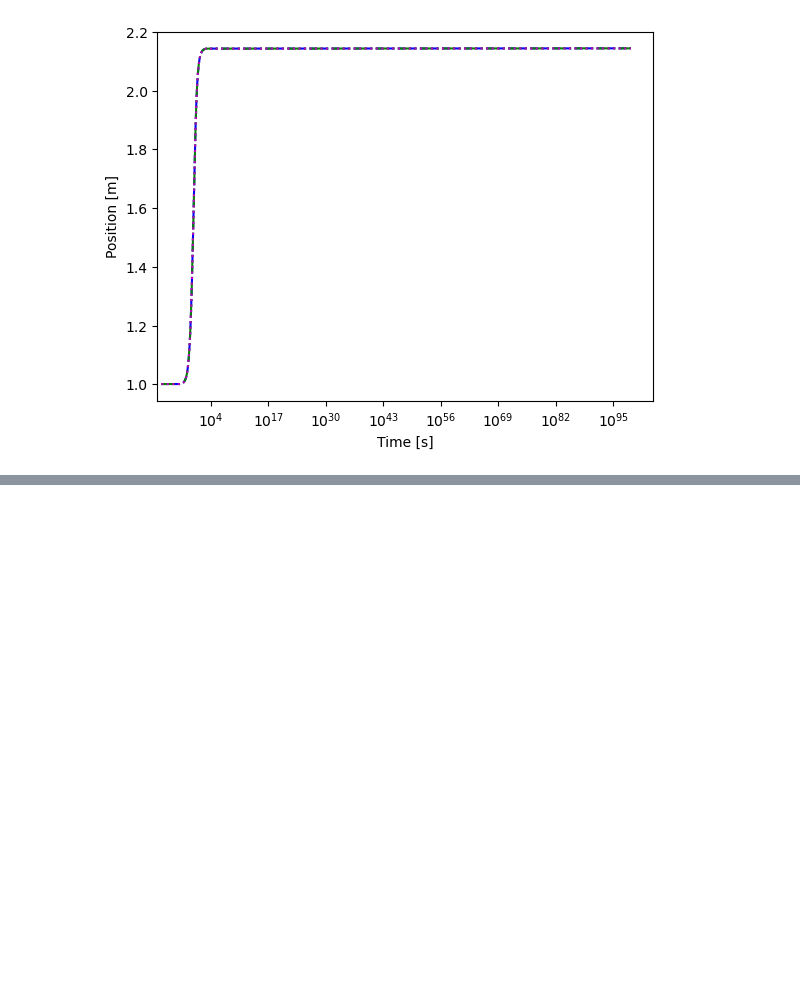
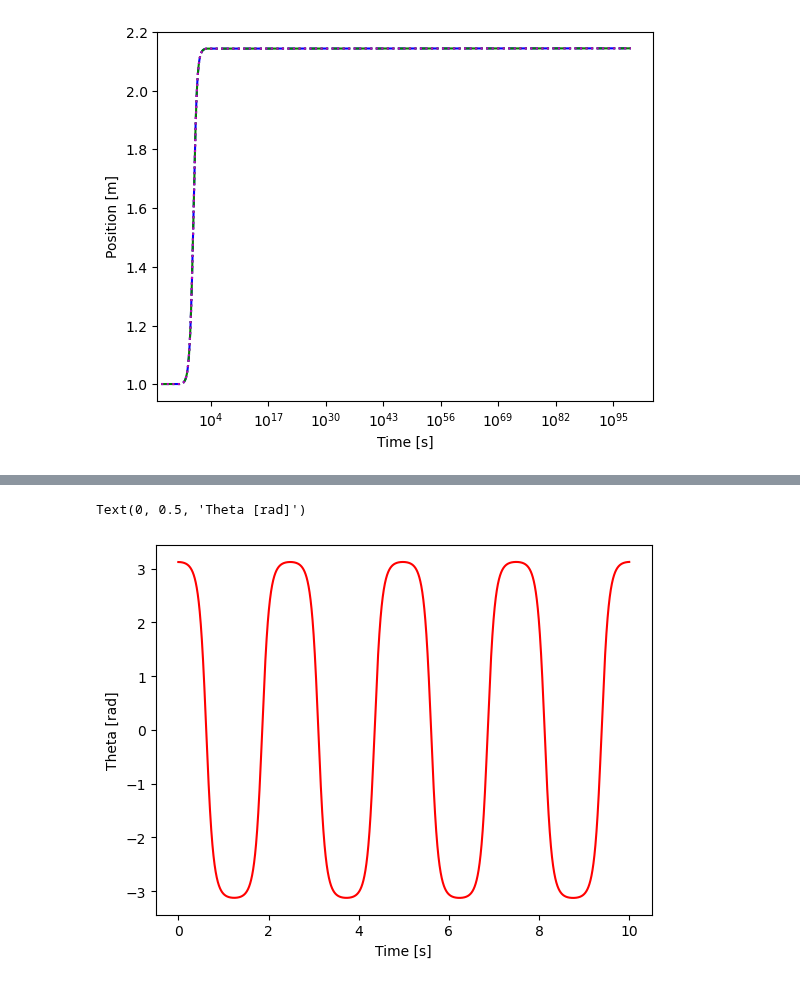
Before and after one commit to CWCopeland/ComputationalPhysics, a Jupyter notebook: LectureNotes/13_differentialEquations.ipynb, the cells around one changed output, grey strips where cells are left out. Drawn from its saved outputs; the diff is of its cells as text; code cells hidden in the pictures; blank space fills up the shorter version.

```diff
--- a/LectureNotes/13_differentialEquations.ipynb
+++ b/LectureNotes/13_differentialEquations.ipynb
@@ -353,0 +471,31 @@ plt.xscale('log')
+# %%
+g = 9.81 #m/s^2
+l = 0.1  #m
+theta0 = 179 #degrees
+omega0 = 0 #degrees/s
+
+t0 = 0
+tf = 10
+N = 5000 #number of steps to perform
+
+#- - - - - - - - - - - - - - - - - - - - - - - - - - - - - - - - - - - - - - - - - -
+
+theta0 *= math.pi/180   #convert theta to radians
+
+def fTheta(theta,omega,t):
+    return omega
+
+def fOmega(theta,omega,t):
+    return -g*math.sin(theta)/l
+
+tValues, thetaValues, omegaValues = rk2Method2(fTheta, fOmega, theta0, omega0, t0, tf, N)
+
+plt.figure()
+
+plt.plot(tValues, thetaValues, "r")
+
+plt.xlabel("Time [s]")
+plt.ylabel("Theta [rad]")
+# %% [output]
+Text(0, 0.5, 'Theta [rad]')
+[figure, added]
```
Also changed, not shown: parts of 17 cells of this notebook.
